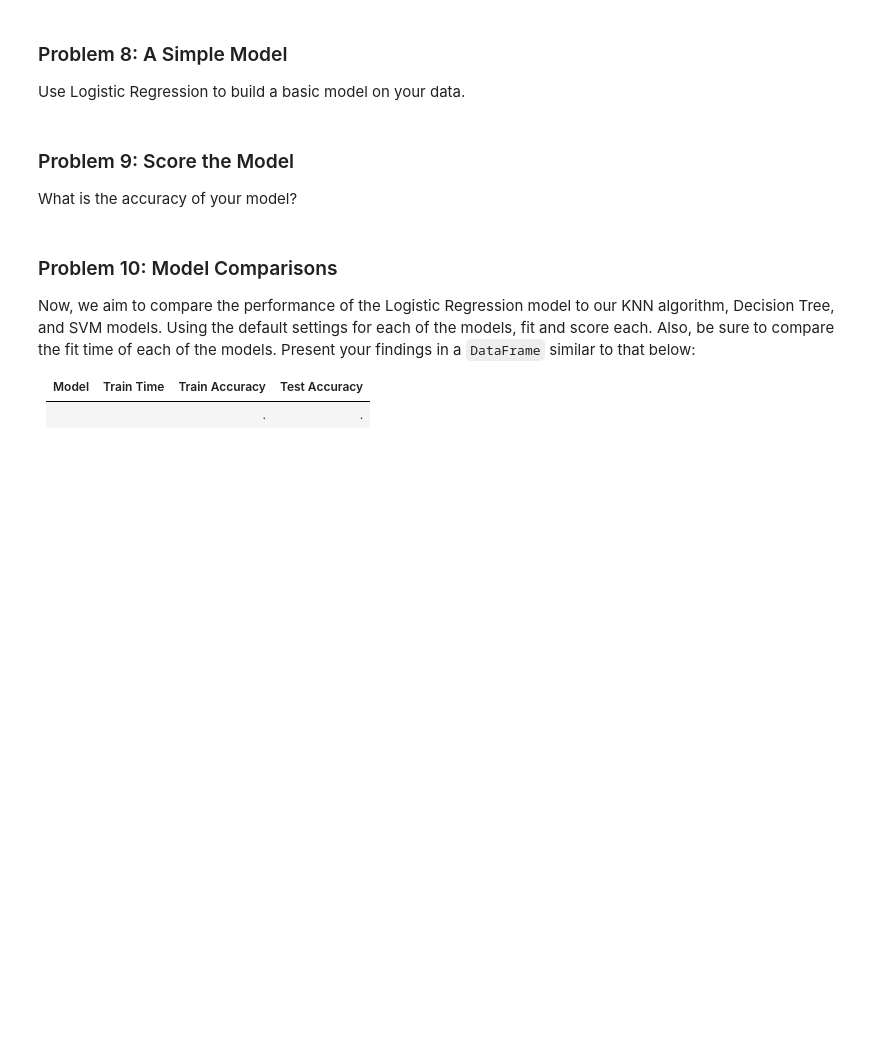
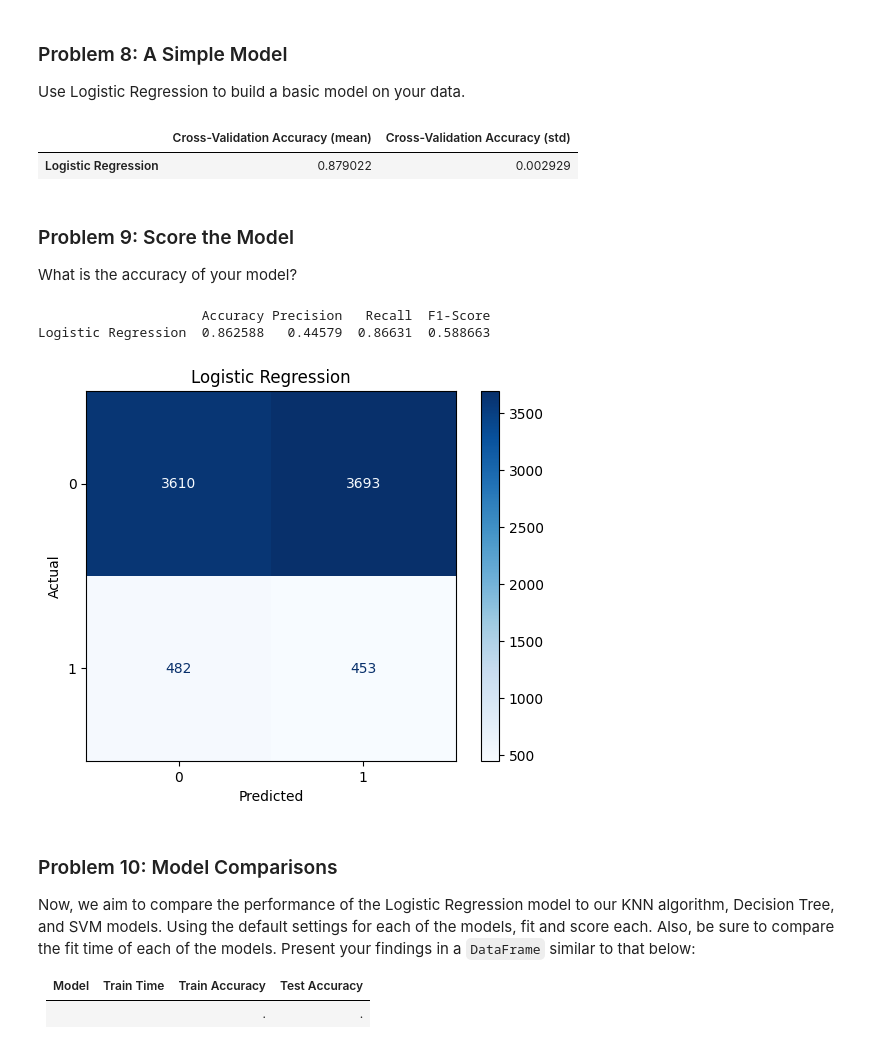
Before and after one commit to JunGaoca/bankMarketingPrediction, a Jupyter notebook: bank-marketing-prediction.ipynb, the cells around one changed output. Drawn from its saved outputs; the diff is of its cells as text; code cells hidden in the pictures; blank space fills up the shorter version.

```diff
--- a/bank-marketing-prediction.ipynb
+++ b/bank-marketing-prediction.ipynb
@@ -503,7 +517,77 @@ Use Logistic Regression to build a basic model on your data.
+# %%
+# Basic Logistic Regression model
+model = LogisticRegression()
+
+# Create a dictionary to store metrics
+results = {}
+
+# Perform cross-validation on the training set
+cv_scores = cross_val_score(
+    model,
+    X_train_balanced,
+    y_train_balanced,
+    scoring='accuracy',
+    cv=5,  # 5-fold cross-validation
+    n_jobs=-1  # Use all available processors for faster computation
+)
+
+# Train the model on the full training set
+model.fit(X_train_balanced, y_train_balanced)
+
+# Store the results in the dictionary
+results['Logistic Regression'] = {
+    'Cross-Validation Accuracy (mean)': cv_scores.mean(),
+    'Cross-Validation Accuracy (std)': cv_scores.std(),
+}
+
+# Display the results
+results_df = pd.DataFrame(results).T
+results_df
+# %% [output]
+|  | Cross-Validation Accuracy (mean) | Cross-Validation Accuracy (std) |
+| Logistic Regression | 0.879022 | 0.002929 |
 # %% [markdown]
 ### Problem 9: Score the Model
 
 What is the accuracy of your model?
+# %%
+# Create a dictionary to store metrics
+results = {}
+
+# Predict on the test set
+y_pred = model.predict(X_test_processed_df)
+
+# Calculate metrics
+accuracy = accuracy_score(y_test, y_pred)
+precision = precision_score(y_test, y_pred)
+recall = recall_score(y_test, y_pred)
+f1 = f1_score(y_test, y_pred)
+confusion_mat = confusion_matrix(y_test, y_pred)
+
+# Store the results in the dictionary
+results['Logistic Regression'] = {
+    'Accuracy': accuracy,
+    'Precision': precision,
+    'Recall': recall,
+    'F1-Score': f1,
+    'Confusion Matrix': confusion_mat
+}
+# %%
+# Display metrics
+metrics_df = pd.DataFrame(results).T.drop(columns='Confusion Matrix')
+print(metrics_df)
+
+# Plot confusion matrix
+disp = ConfusionMatrixDisplay(confusion_matrix=cm, display_labels=[0, 1])
+disp.plot(cmap='Blues', values_format='d')
+plt.title('Logistic Regression')
+plt.xlabel('Predicted')
+plt.ylabel('Actual')
+plt.show()
+# %% [output]
+                     Accuracy Precision   Recall  F1-Score
+Logistic Regression  0.862588   0.44579  0.86631  0.588663
+[figure, added]
 # %% [markdown]
 ### Problem 10: Model Comparisons
 
```
Also changed, not shown: parts of 40 cells of this notebook, 4 other files.
